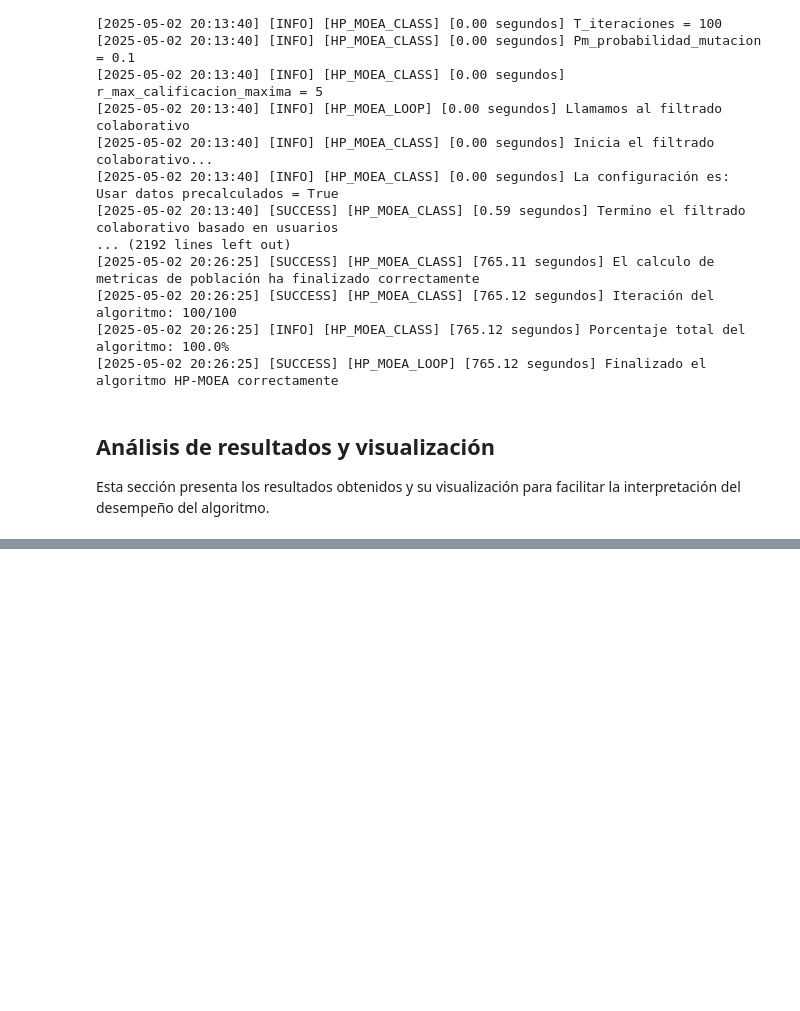
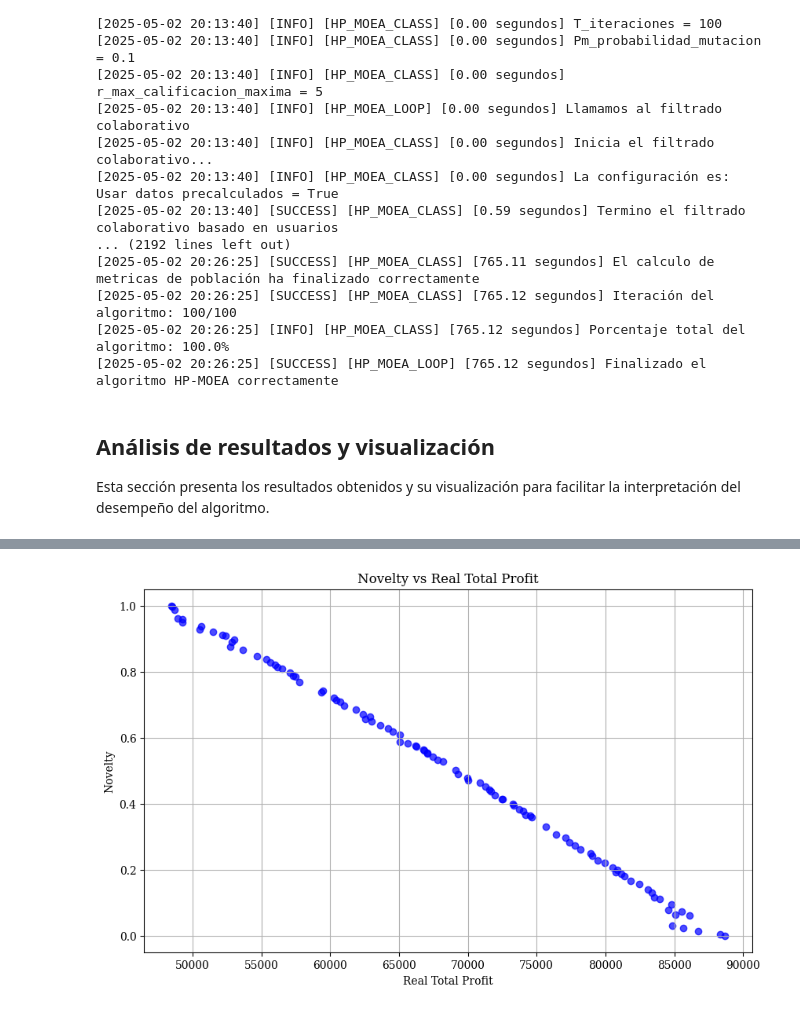
Before and after one commit to jg2kpy/tesis-prep, a Jupyter notebook: src/HP-MOEA/HP_MOEA.ipynb, the cells around one changed output, grey strips where cells are left out. Cells and saved outputs as stored; diff of their text form; code cells hidden in the pictures; blank space fills up the shorter version.

```diff
--- a/src/HP-MOEA/HP_MOEA.ipynb
+++ b/src/HP-MOEA/HP_MOEA.ipynb
@@ -978,3 +978,34 @@ plot_final.ax.set_xlim(-1, 0)
 (-1.0, 0.0)
 [figure]
 [figure]
+# %%
+import matplotlib.pyplot as plt
+
+def calculate_real_total_profit(poblacion):
+    real_total_profit = []
+    for individuo in poblacion.poblacion.values():
+        matrix = individuo.get_matrix()
+        sumatoria = 0
+        for user_id, row in enumerate(matrix, start=1):
+            for movie in row:
+                predict_rating = user_movie_predict_ratings[(user_id, movie)]
+                if predict_rating >= 3:
+                    sumatoria = sumatoria + movies2profit[movie]
+        real_total_profit.append((individuo.get_novelty() / max_novelty, sumatoria))
+    return real_total_profit
+
+real_total_profit = calculate_real_total_profit(poblacion_final)
+
+# Separate novelty and profit values
+novelty_values, profit_values = zip(*real_total_profit)
+
+# Plot the real total profit
+plt.figure(figsize=(10, 6))
+plt.scatter(profit_values, novelty_values, color='blue', alpha=0.7)
+plt.title('Novelty vs Real Total Profit')
+plt.xlabel('Real Total Profit')
+plt.ylabel('Novelty')
+plt.grid(True)
+plt.show()
+# %% [output]
+[figure, added]
```
Also changed, not shown: parts of 1 cell of this notebook.
